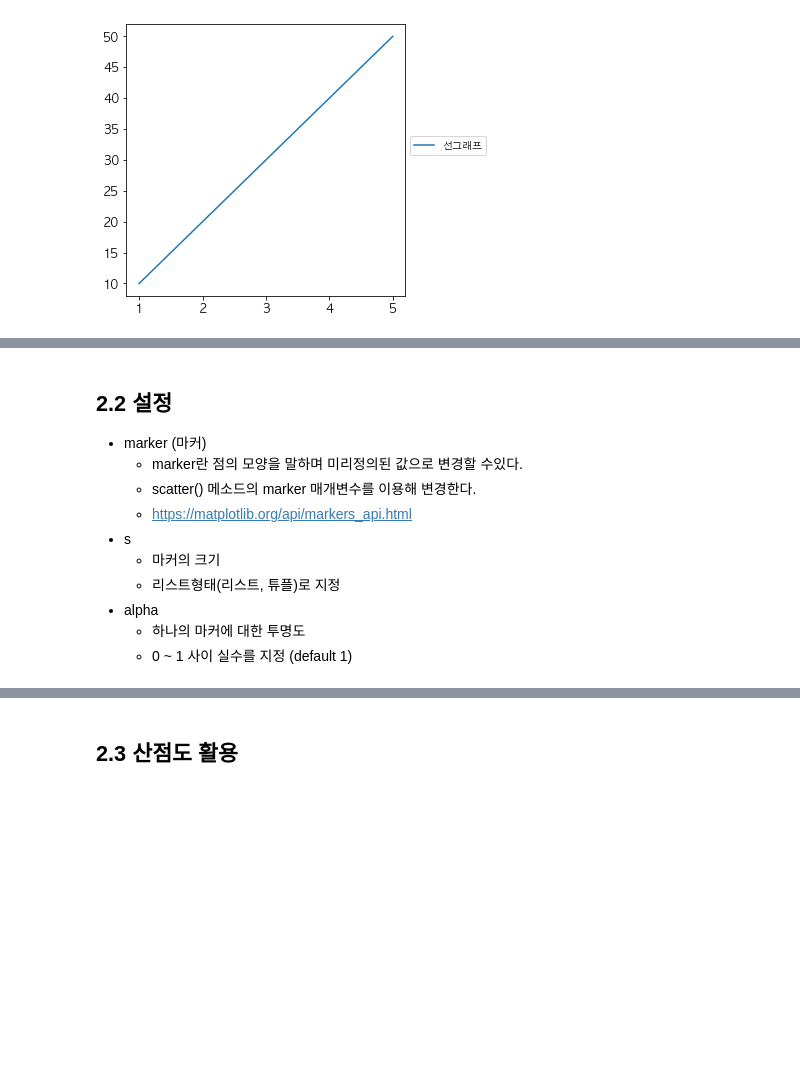
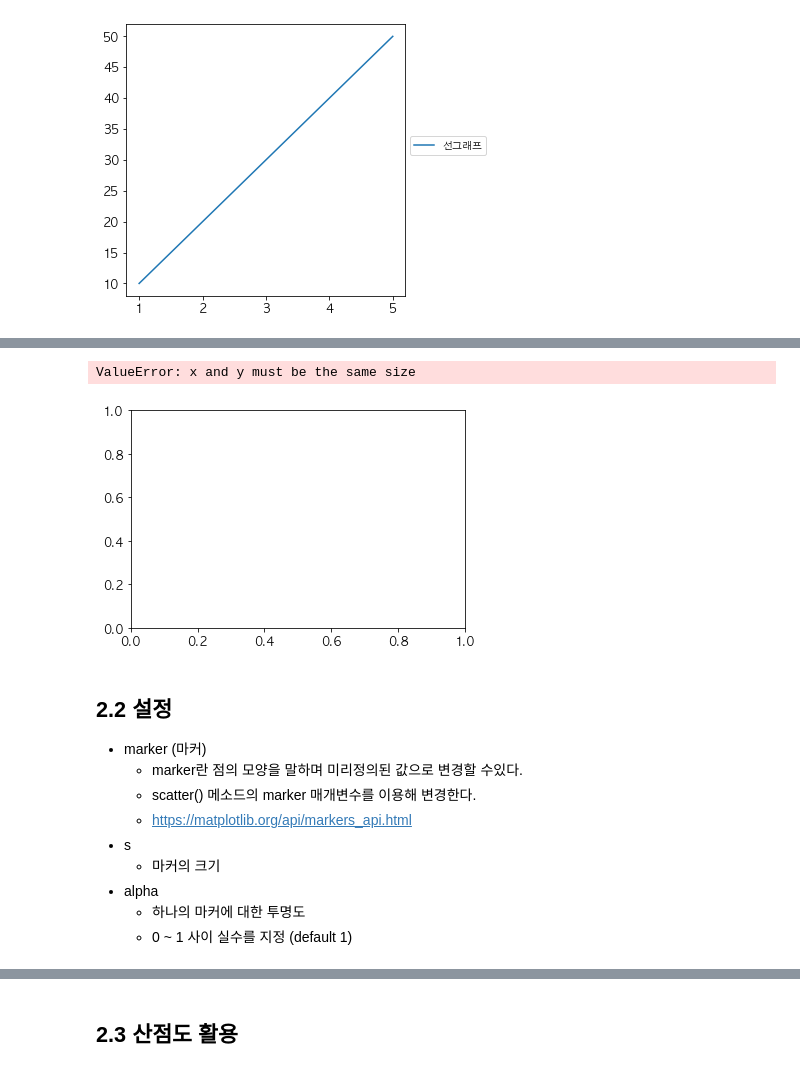
Before and after one commit to kkogggokk/Python, a Jupyter notebook: 05_Matplotlib/01.lecture/02_각종 그래프 그리기1.ipynb, the cells around one changed output, grey strips where cells are left out. Cells and saved outputs as stored; diff of their text form; code cells hidden in the pictures; blank space fills up the shorter version.

```diff
--- a/05_Matplotlib/01.lecture/02_각종 그래프 그리기1.ipynb
+++ b/05_Matplotlib/01.lecture/02_각종 그래프 그리기1.ipynb
@@ -184,0 +209,6 @@ plt.show()
+# %%
+plt.scatter(x, z) # error : 사이즈가 다르기 때문에 x and y must be the same size, x,y축에 들어가는 값들의 개수가 동일해야 한다.
+plt.show()
+# %% [output]
+ValueError: x and y must be the same size
+[figure, added]
@@ -190,7 +223,6 @@ plt.show()
     - https://matplotlib.org/api/markers_api.html
 - s
     - 마커의 크기
-    - 리스트형태(리스트, 튜플)로 지정
 - alpha
     - 하나의 마커에 대한 투명도
     - 0 ~ 1 사이 실수를 지정 (default 1)
```
Also changed, not shown: parts of 37 cells of this notebook.
